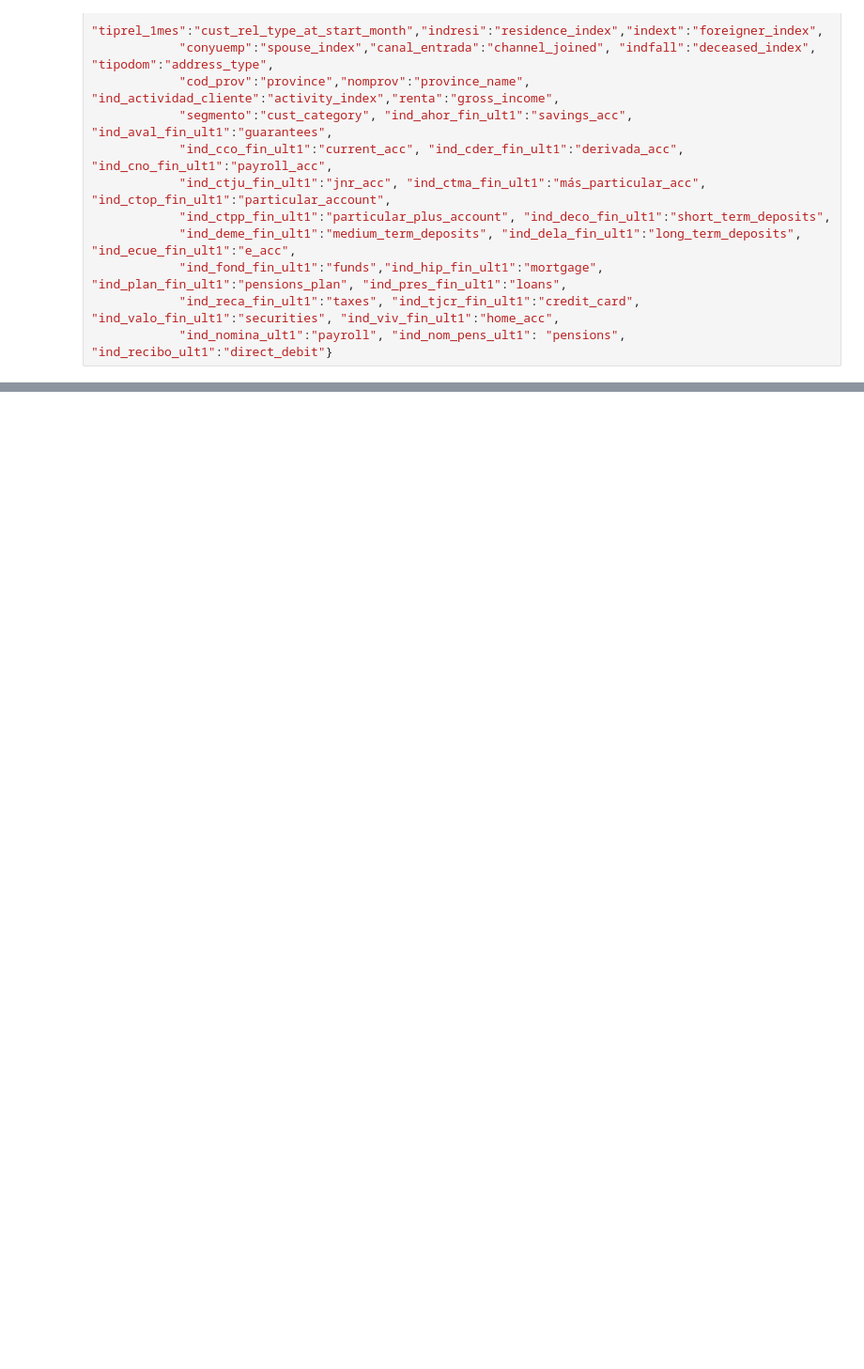
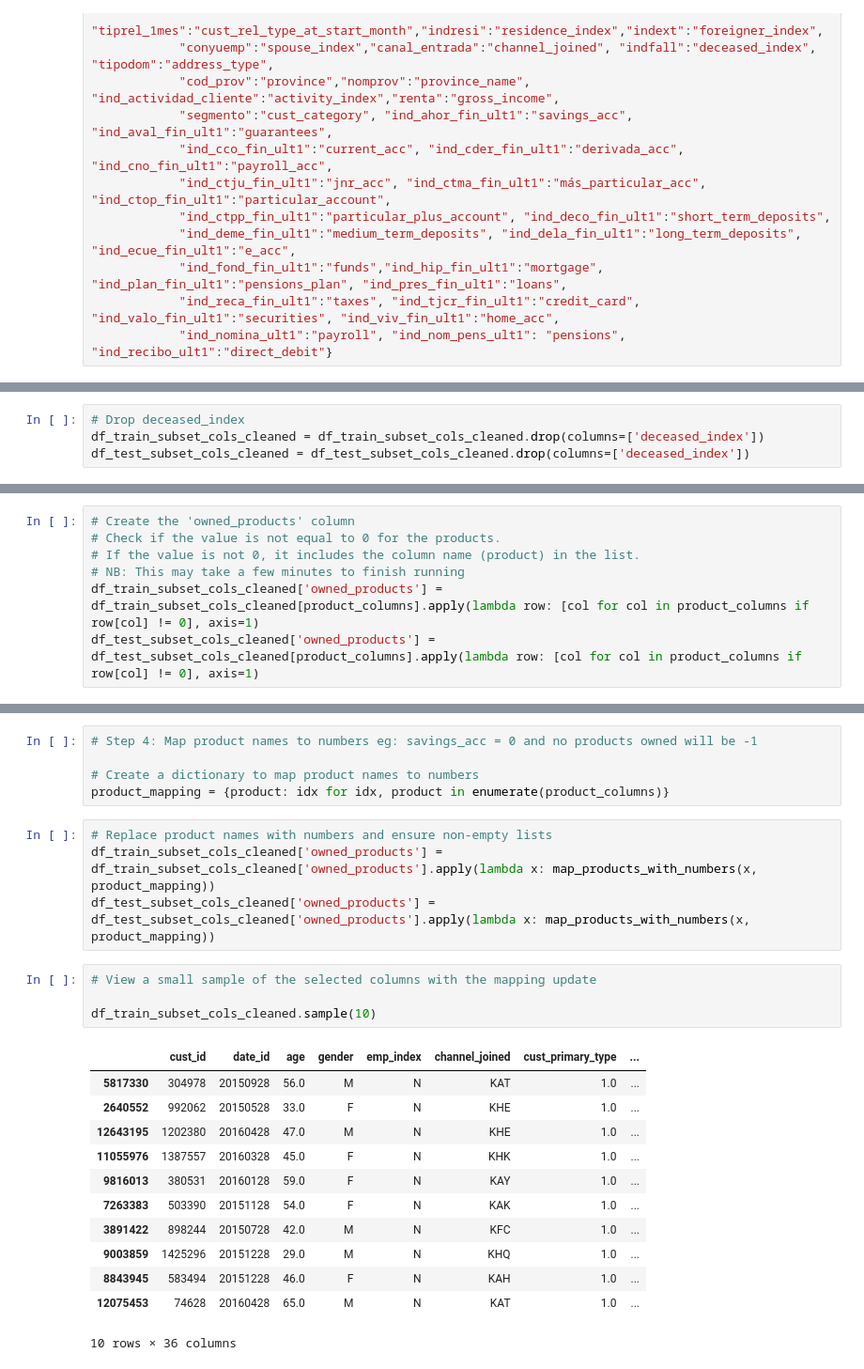
Before and after one commit to highwind-ai/examples, a Jupyter notebook: knn-banking-product-recommender/notebooks/data_exploration_santander_product_ds.ipynb, the cells around one changed output, grey strips where cells are left out. Shown at 94% size. Saved outputs shown, nothing was run; the diff lists cells and outputs as text; blank space fills up the shorter version.

Commit message:
Include pre-processed test set

```diff
--- a/knn-banking-product-recommender/notebooks/data_exploration_santander_product_ds.ipynb
+++ b/knn-banking-product-recommender/notebooks/data_exploration_santander_product_ds.ipynb
@@ -298,0 +743,4 @@ cols = ['emp_index','cust_country_res','gender','cust_start_date_first_holder_co
+# %%
+# Drop deceased_index
+df_train_subset_cols_cleaned = df_train_subset_cols_cleaned.drop(columns=['deceased_index'])
+df_test_subset_cols_cleaned = df_test_subset_cols_cleaned.drop(columns=['deceased_index'])
@@ -298,0 +849,7 @@ cols = ['emp_index','cust_country_res','gender','cust_start_date_first_holder_co
+# %%
+# Create the 'owned_products' column
+# Check if the value is not equal to 0 for the products.
+# If the value is not 0, it includes the column name (product) in the list.
+# NB: This may take a few minutes to finish running
+df_train_subset_cols_cleaned['owned_products'] = df_train_subset_cols_cleaned[product_columns].apply(lambda row: [col for col in product_columns if row[col] != 0], axis=1)
+df_test_subset_cols_cleaned['owned_products'] = df_test_subset_cols_cleaned[product_columns].apply(lambda row: [col for col in product_columns if row[col] != 0], axis=1)
@@ -298,0 +870,26 @@ cols = ['emp_index','cust_country_res','gender','cust_start_date_first_holder_co
+# %%
+# Step 4: Map product names to numbers eg: savings_acc = 0 and no products owned will be -1
+
+# Create a dictionary to map product names to numbers
+product_mapping = {product: idx for idx, product in enumerate(product_columns)}
+# %%
+# Replace product names with numbers and ensure non-empty lists
+df_train_subset_cols_cleaned['owned_products'] = df_train_subset_cols_cleaned['owned_products'].apply(lambda x: map_products_with_numbers(x, product_mapping))
+df_test_subset_cols_cleaned['owned_products'] = df_test_subset_cols_cleaned['owned_products'].apply(lambda x: map_products_with_numbers(x, product_mapping))
+# %%
+# View a small sample of the selected columns with the mapping update
+
+df_train_subset_cols_cleaned.sample(10)
+# %% [output]
+|  | cust_id | date_id | age | gender | emp_index | channel_joined | cust_primary_type | ... |
+| 5817330 | 304978 | 20150928 | 56.0 | M | N | KAT | 1.0 | ... |
+| 2640552 | 992062 | 20150528 | 33.0 | F | N | KHE | 1.0 | ... |
+| 12643195 | 1202380 | 20160428 | 47.0 | M | N | KHE | 1.0 | ... |
+| 11055976 | 1387557 | 20160328 | 45.0 | F | N | KHK | 1.0 | ... |
+| 9816013 | 380531 | 20160128 | 59.0 | F | N | KAY | 1.0 | ... |
+| 7263383 | 503390 | 20151128 | 54.0 | F | N | KAK | 1.0 | ... |
+| 3891422 | 898244 | 20150728 | 42.0 | M | N | KFC | 1.0 | ... |
+| 9003859 | 1425296 | 20151228 | 29.0 | M | N | KHQ | 1.0 | ... |
+| 8843945 | 583494 | 20151228 | 46.0 | F | N | KAH | 1.0 | ... |
+| 12075453 | 74628 | 20160428 | 65.0 | M | N | KAT | 1.0 | ... |
+10 rows × 36 columns
```
Also changed, not shown: parts of 46 cells of this notebook.
